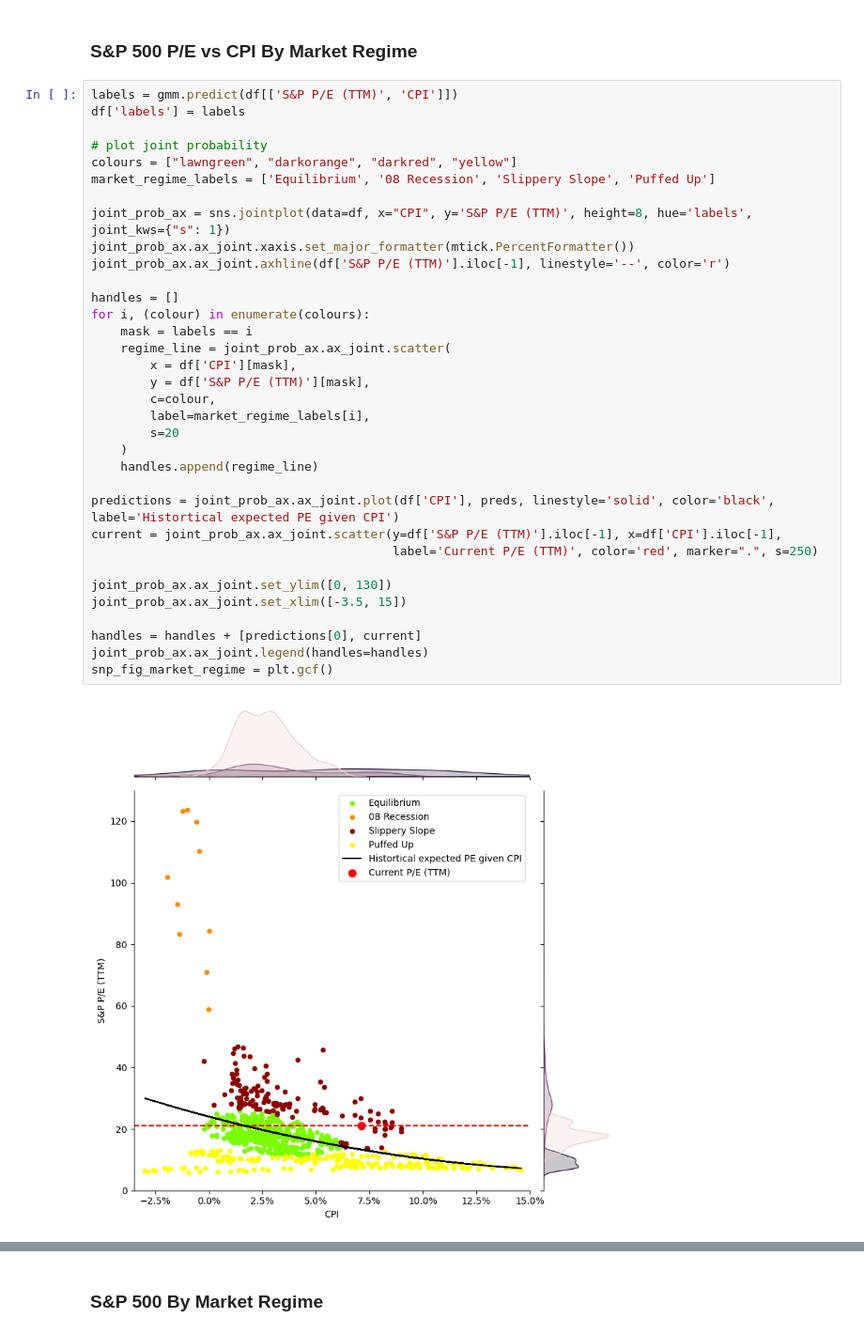
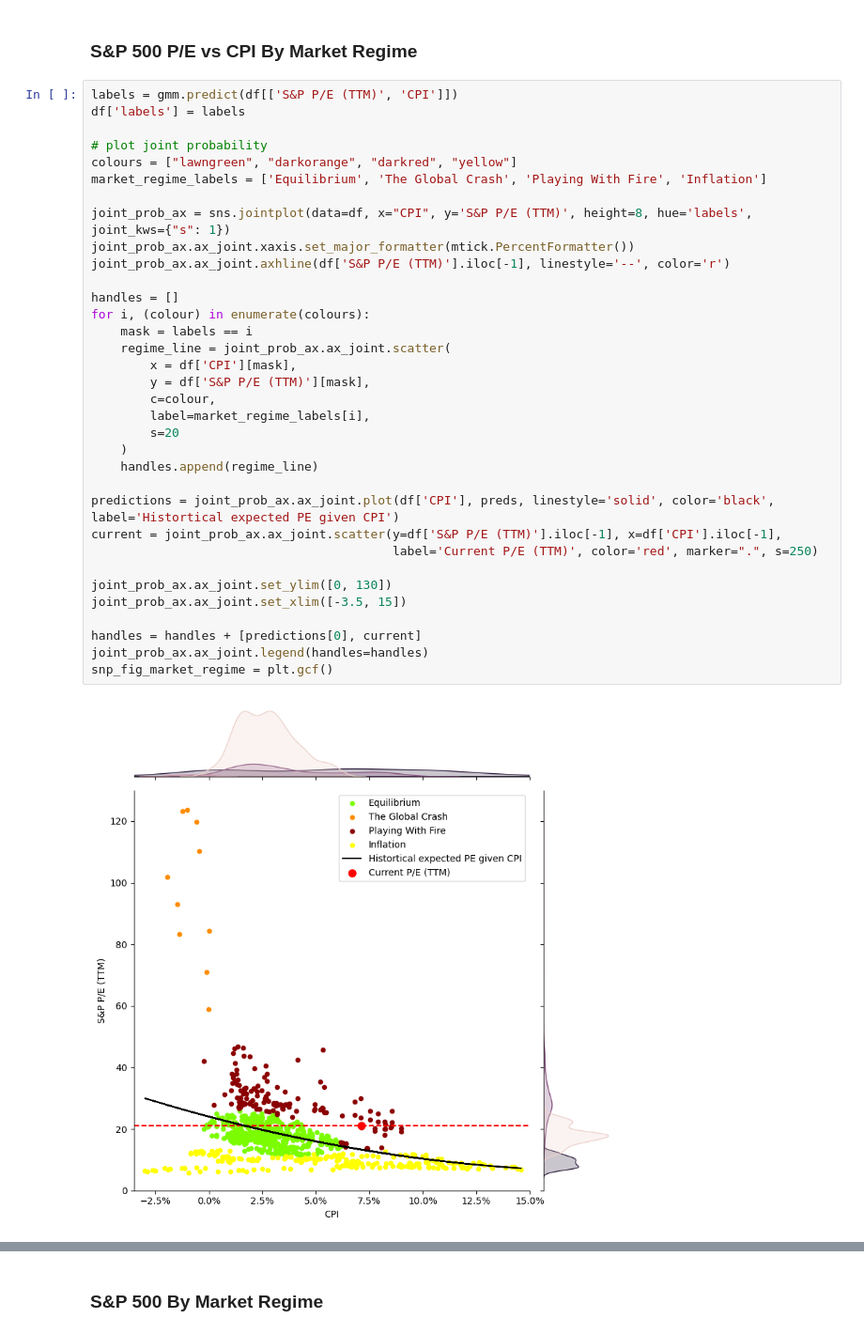
Before and after one commit to rtalamas/MarketRegimes, a Jupyter notebook: MarketRegimes.ipynb, the cells around one changed output, grey strips where cells are left out. Shown: that part at 94% size. Drawn from its saved outputs; the diff is of its cells as text.

```diff
--- a/MarketRegimes.ipynb
+++ b/MarketRegimes.ipynb
@@ -172,36 +172,36 @@ df['labels'] = labels
 
 # plot joint probability
 colours = ["lawngreen", "darkorange", "darkred", "yellow"]
-market_regime_labels = ['Equilibrium', '08 Recession', 'Slippery Slope', 'Puffed Up']
+market_regime_labels = ['Equilibrium', 'The Global Crash', 'Playing With Fire', 'Inflation']
 
 joint_prob_ax = sns.jointplot(data=df, x="CPI", y='S&P P/E (TTM)', height=8, hue='labels', joint_kws={"s": 1})
 joint_prob_ax.ax_joint.xaxis.set_major_formatter(mtick.PercentFormatter())
 joint_prob_ax.ax_joint.axhline(df['S&P P/E (TTM)'].iloc[-1], linestyle='--', color='r')
 
 handles = []
 for i, (colour) in enumerate(colours):
     mask = labels == i
     regime_line = joint_prob_ax.ax_joint.scatter(
         x = df['CPI'][mask],
         y = df['S&P P/E (TTM)'][mask],
         c=colour,
         label=market_regime_labels[i],
         s=20
     )
     handles.append(regime_line)
 
 predictions = joint_prob_ax.ax_joint.plot(df['CPI'], preds, linestyle='solid', color='black', label='Histortical expected PE given CPI')
 current = joint_prob_ax.ax_joint.scatter(y=df['S&P P/E (TTM)'].iloc[-1], x=df['CPI'].iloc[-1],
                                          label='Current P/E (TTM)', color='red', marker=".", s=250)
 
 joint_prob_ax.ax_joint.set_ylim([0, 130])
 joint_prob_ax.ax_joint.set_xlim([-3.5, 15])
 
 handles = handles + [predictions[0], current]
 joint_prob_ax.ax_joint.legend(handles=handles)
 snp_fig_market_regime = plt.gcf()
 # %% [output]
-[figure, old version]
+[figure, new version]
 # %%
 def plot_in_sample_hidden_states(df, series, log_y=False):
     """
```
Also changed, not shown: parts of 6 cells of this notebook.
